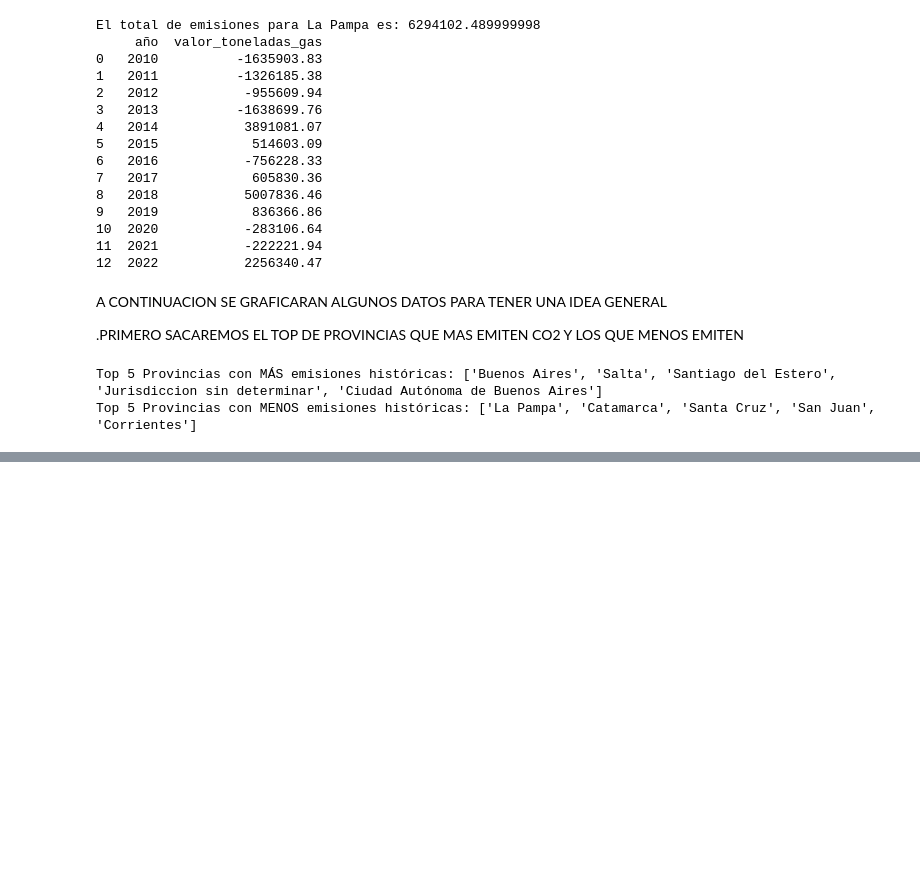
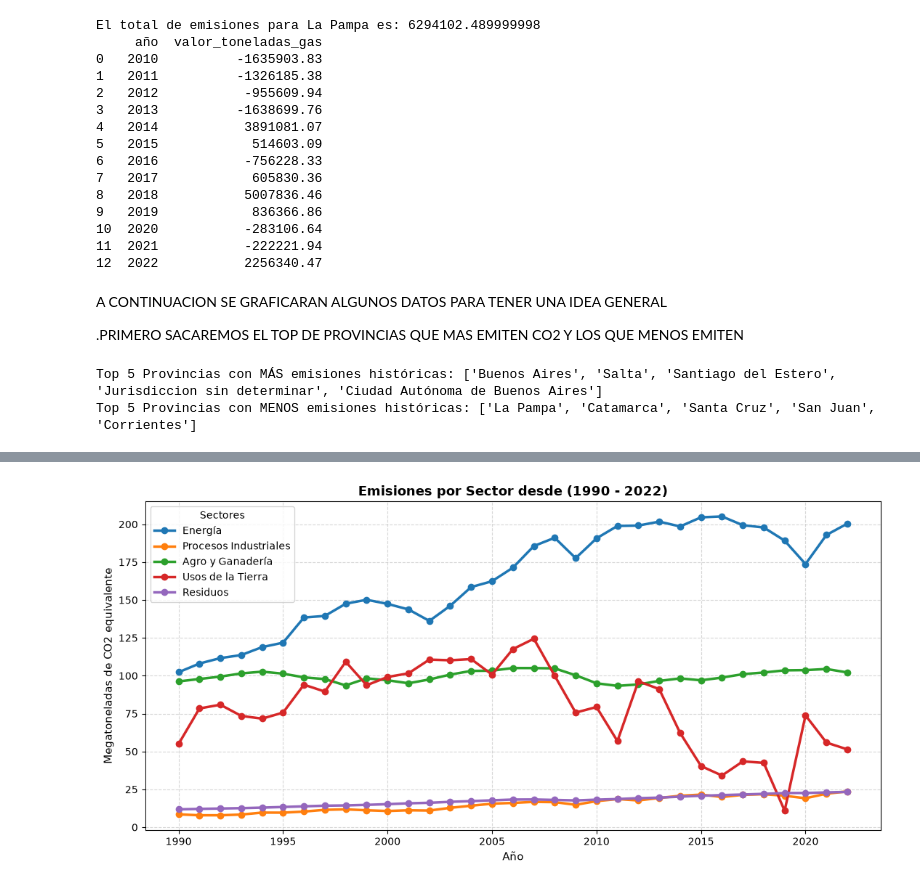
Before and after one commit to Axel99-code/Gases-de-efecto-invernadero, a Jupyter notebook: notebook.ipynb, the cells around one changed output, grey strips where cells are left out. Saved outputs shown, nothing was run; the diff lists cells and outputs as text; code cells hidden in the pictures; blank space fills up the shorter version.

```diff
--- a/notebook.ipynb
+++ b/notebook.ipynb
@@ -454,0 +438,30 @@ plt.show()
+# %%
+import matplotlib.pyplot as plt
+import seaborn as sns
+
+df_grafico_sector = df_sector.copy()
+df_grafico_sector["año"] = df_grafico_sector["año"].astype(int)
+
+df_grafico_sector = df_grafico_sector.sort_values("año")
+plt.figure(figsize=(11, 5.5))
+
+# Lineas
+plt.plot(df_grafico_sector["año"], df_grafico_sector["energia"], marker="o", linewidth=2.5, label="Energía")
+plt.plot(df_grafico_sector["año"], df_grafico_sector["procesos_industriales_y_uso_de_productos"], marker="o", linewidth=2.5, label="Procesos Industriales")
+plt.plot(df_grafico_sector["año"], df_grafico_sector["agricultura_y_ganaderia"], marker="o", linewidth=2.5, label="Agro y Ganadería")
+plt.plot(df_grafico_sector["año"], df_grafico_sector["usos_de_la_tierra_cambios_de_uso_de_la_tierra_y_silvicultura"], marker="o", linewidth=2.5, label="Usos de la Tierra")
+plt.plot(df_grafico_sector["año"], df_grafico_sector["residuos"], marker="o", linewidth=2.5, label="Residuos")
+
+# Etiquetas
+plt.title("Emisiones por Sector desde (1990 - 2022)", fontsize=13, fontweight="bold")
+plt.xlabel("Año", fontsize=11)
+plt.ylabel("Megatoneladas de CO2 equivalente", fontsize=11)
+plt.grid(True, linestyle="--", alpha=0.5)
+
+# Leyenda
+plt.legend(title="Sectores", fontsize=10)
+
+plt.tight_layout()
+plt.show()
+# %% [output]
+[figure, added]
```
Also changed, not shown: parts of 7 cells of this notebook, 3 other files.
